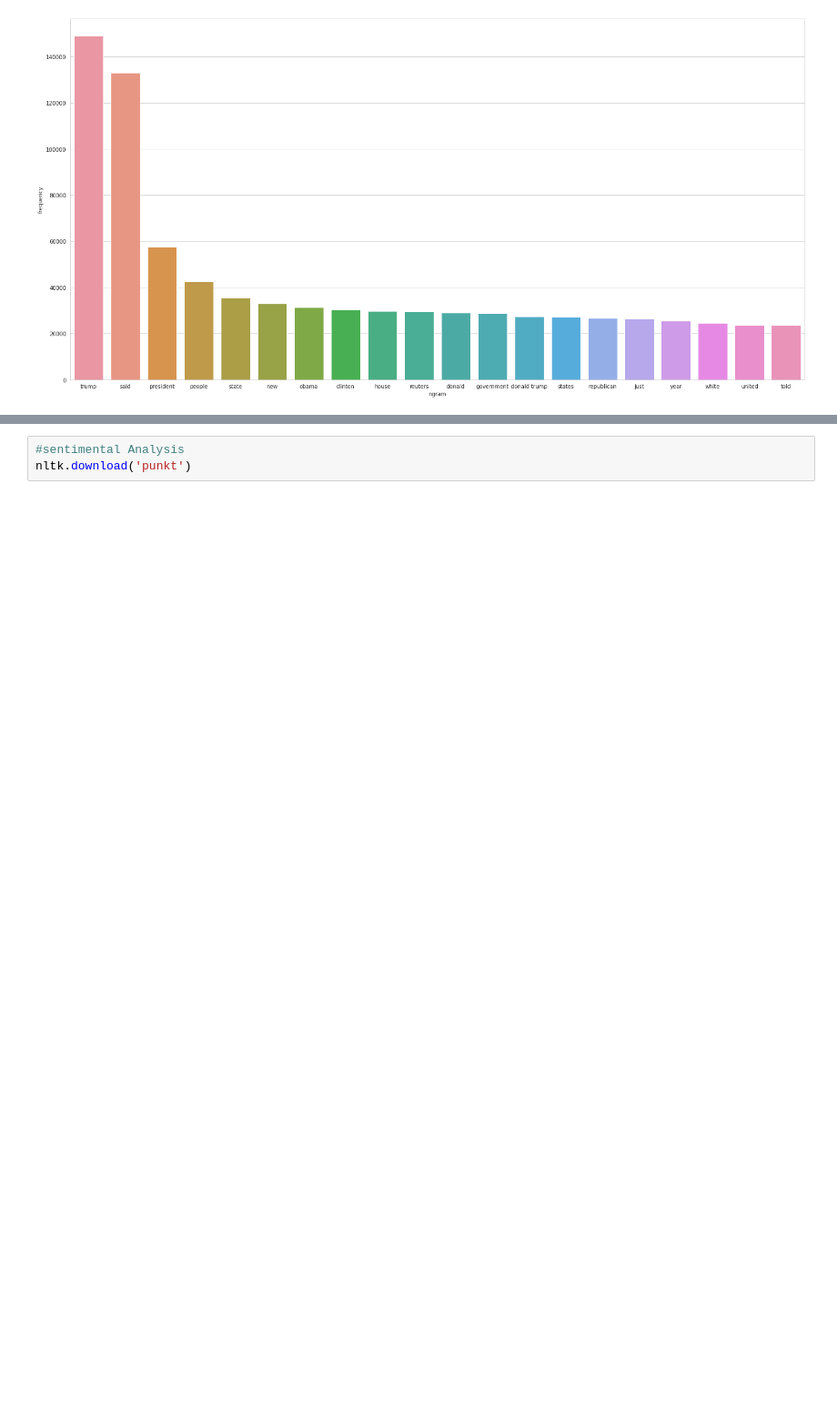
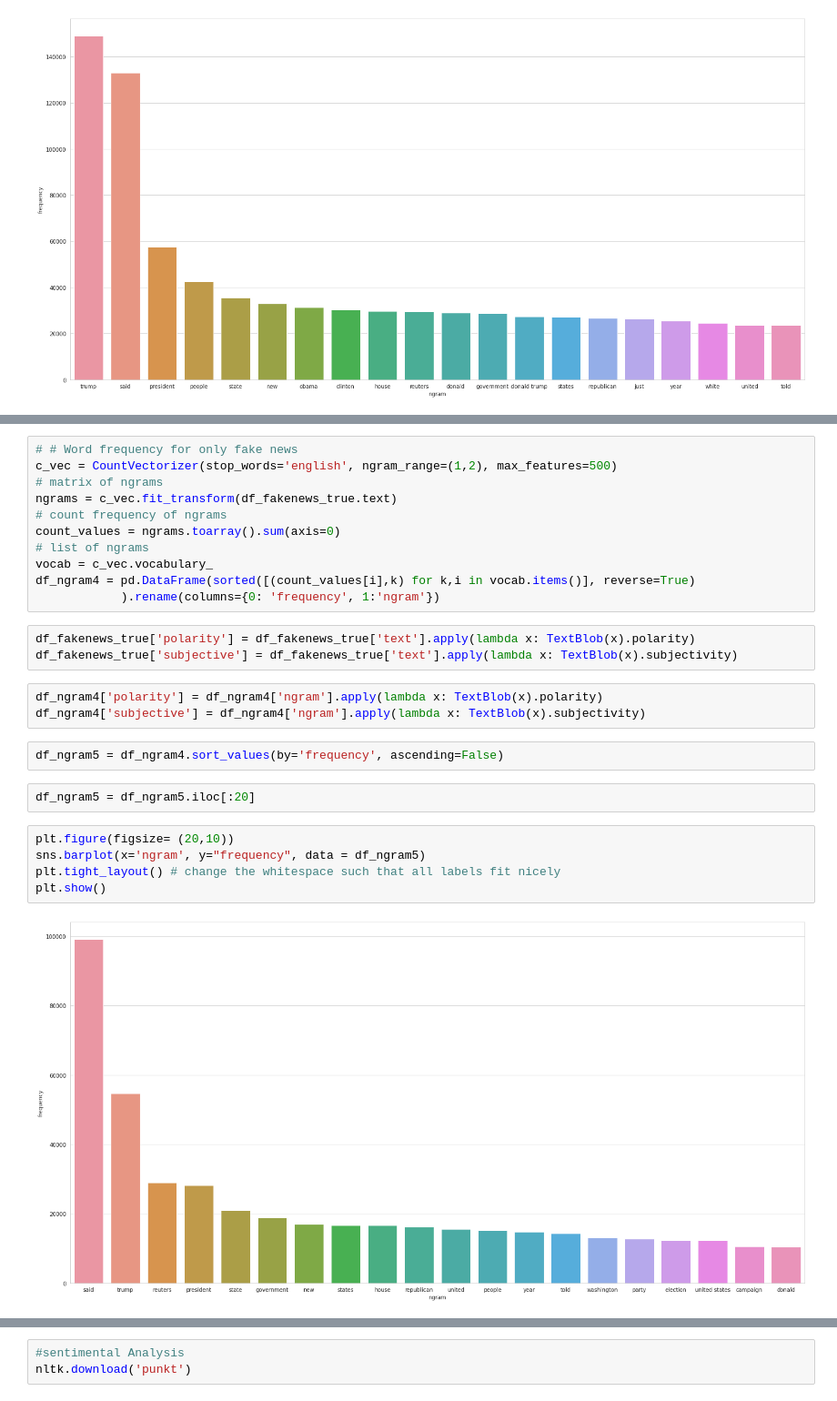
Before and after one commit to zhouchun0105/Fake-News-Detection-Project-BA865, a Jupyter notebook: BA865_word_frequency_and_sentimental_analysis.ipynb, the cells around one changed output, grey strips where cells are left out. Shown at 91% size. Drawn from its saved outputs; the diff is of its cells as text; blank space fills up the shorter version.

```diff
--- a/BA865_word_frequency_and_sentimental_analysis.ipynb
+++ b/BA865_word_frequency_and_sentimental_analysis.ipynb
@@ -564,0 +611,28 @@ plt.show()
+# %%
+# # Word frequency for only fake news
+c_vec = CountVectorizer(stop_words='english', ngram_range=(1,2), max_features=500)
+# matrix of ngrams
+ngrams = c_vec.fit_transform(df_fakenews_true.text)
+# count frequency of ngrams
+count_values = ngrams.toarray().sum(axis=0)
+# list of ngrams
+vocab = c_vec.vocabulary_
+df_ngram4 = pd.DataFrame(sorted([(count_values[i],k) for k,i in vocab.items()], reverse=True)
+            ).rename(columns={0: 'frequency', 1:'ngram'})
+# %%
+df_fakenews_true['polarity'] = df_fakenews_true['text'].apply(lambda x: TextBlob(x).polarity)
+df_fakenews_true['subjective'] = df_fakenews_true['text'].apply(lambda x: TextBlob(x).subjectivity)
+# %%
+df_ngram4['polarity'] = df_ngram4['ngram'].apply(lambda x: TextBlob(x).polarity)
+df_ngram4['subjective'] = df_ngram4['ngram'].apply(lambda x: TextBlob(x).subjectivity)
+# %%
+df_ngram5 = df_ngram4.sort_values(by='frequency', ascending=False)
+# %%
+df_ngram5 = df_ngram5.iloc[:20]
+# %%
+plt.figure(figsize= (20,10))
+sns.barplot(x='ngram', y="frequency", data = df_ngram5)
+plt.tight_layout() # change the whitespace such that all labels fit nicely
+plt.show()
+# %% [output]
+[figure, added]
```
Also changed, not shown: parts of 12 cells of this notebook.
